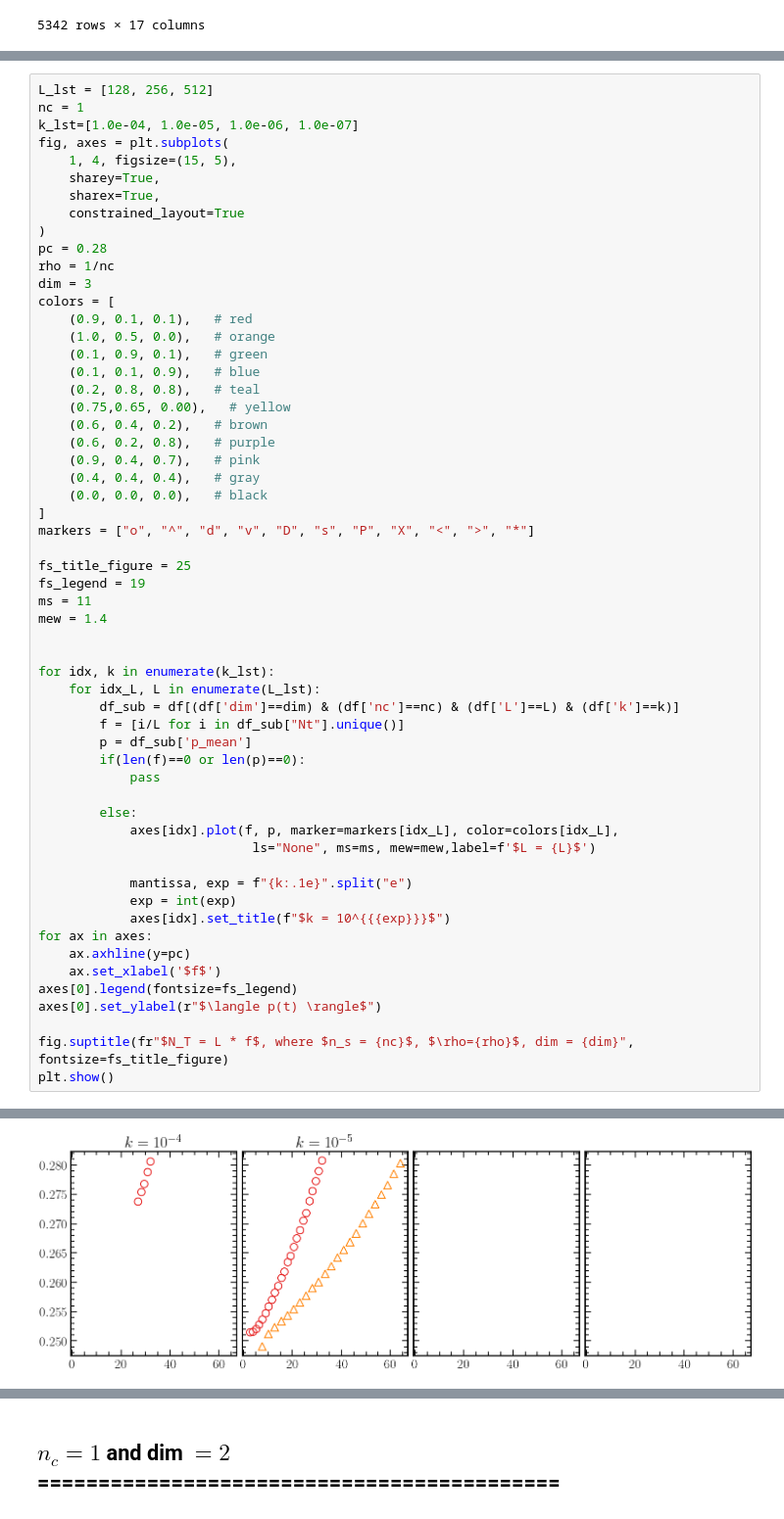
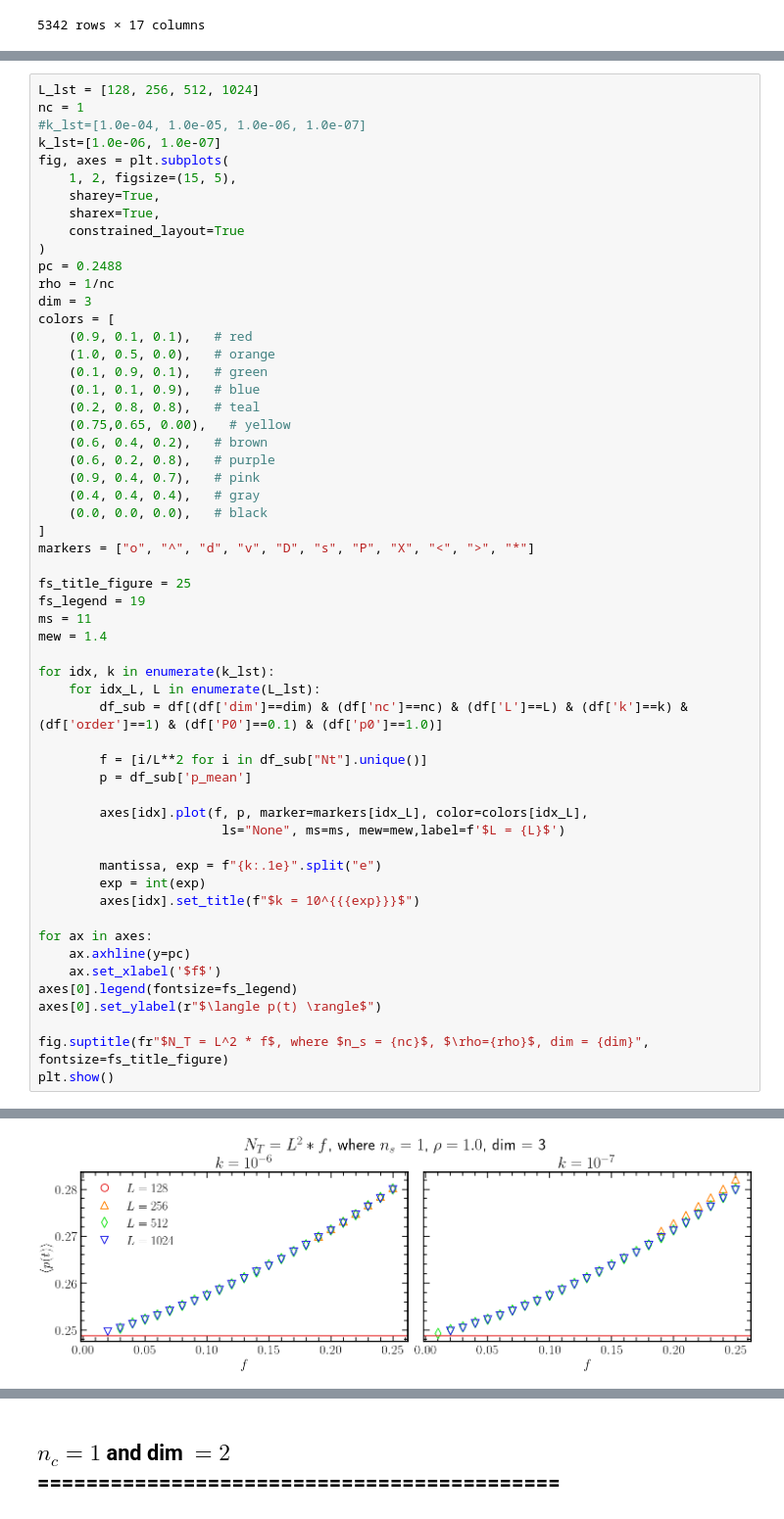
Before and after one commit to JuniorAlencar/self_organization_percolation, a Jupyter notebook: jupyter/parameters_analysis.ipynb, the cells around one changed output, grey strips where cells are left out. Shown at 98% size. Drawn from its saved outputs; the diff is of its cells as text.

```diff
--- a/jupyter/parameters_analysis.ipynb
+++ b/jupyter/parameters_analysis.ipynb
@@ -105,16 +111,17 @@ plt.show()
 # %% [output]
 [figure]
 # %%
-L_lst = [128, 256, 512]
+L_lst = [128, 256, 512, 1024]
 nc = 1
-k_lst=[1.0e-04, 1.0e-05, 1.0e-06, 1.0e-07]
+#k_lst=[1.0e-04, 1.0e-05, 1.0e-06, 1.0e-07]
+k_lst=[1.0e-06, 1.0e-07]
 fig, axes = plt.subplots(
-    1, 4, figsize=(15, 5),
+    1, 2, figsize=(15, 5),
     sharey=True,
     sharex=True,
     constrained_layout=True
 )
-pc = 0.28
+pc = 0.2488
 rho = 1/nc
 dim = 3
 colors = [
@@ -137,28 +144,26 @@ fs_legend = 19
 ms = 11
 mew = 1.4
 
-
 for idx, k in enumerate(k_lst):
     for idx_L, L in enumerate(L_lst):
-        df_sub = df[(df['dim']==dim) & (df['nc']==nc) & (df['L']==L) & (df['k']==k)]
-        f = [i/L for i in df_sub["Nt"].unique()]
+        df_sub = df[(df['dim']==dim) & (df['nc']==nc) & (df['L']==L) & (df['k']==k) & (df['order']==1) & (df['P0']==0.1) & (df['p0']==1.0)]
+
+        f = [i/L**2 for i in df_sub["Nt"].unique()]
         p = df_sub['p_mean']
-        if(len(f)==0 or len(p)==0):
-            pass
 
-        else:
-            axes[idx].plot(f, p, marker=markers[idx_L], color=colors[idx_L],
-                            ls="None", ms=ms, mew=mew,label=f'$L = {L}$')
+        axes[idx].plot(f, p, marker=markers[idx_L], color=colors[idx_L],
+                        ls="None", ms=ms, mew=mew,label=f'$L = {L}$')
 
-            mantissa, exp = f"{k:.1e}".split("e")
-            exp = int(exp)
-            axes[idx].set_title(f"$k = 10^{{{exp}}}$")
+        mantissa, exp = f"{k:.1e}".split("e")
+        exp = int(exp)
+        axes[idx].set_title(f"$k = 10^{{{exp}}}$")
+
 for ax in axes:
     ax.axhline(y=pc)
     ax.set_xlabel('$f$')
 axes[0].legend(fontsize=fs_legend)
 axes[0].set_ylabel(r"$\langle p(t) \rangle$")
 
-fig.suptitle(fr"$N_T = L * f$, where $n_s = {nc}$, $\rho={rho}$, dim = {dim}", fontsize=fs_title_figure)
+fig.suptitle(fr"$N_T = L^2 * f$, where $n_s = {nc}$, $\rho={rho}$, dim = {dim}", fontsize=fs_title_figure)
 plt.show()
 # %% [output]
@@ -166 +170 @@ ValueError: x and y must have same first dimension, but have shapes (2,) and (4,
-[figure, old version]
+[figure, new version]
```
Also changed, not shown: parts of 4 cells of this notebook.
